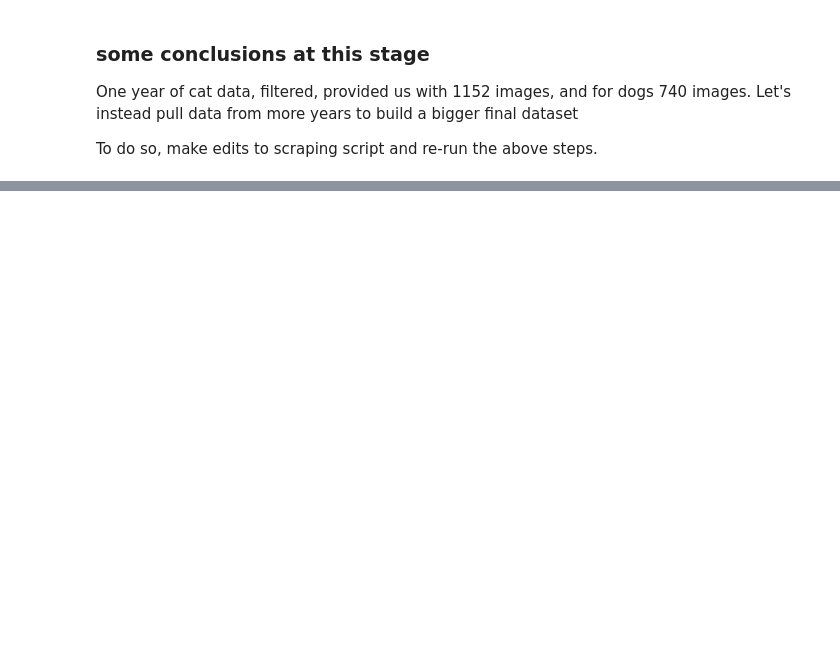
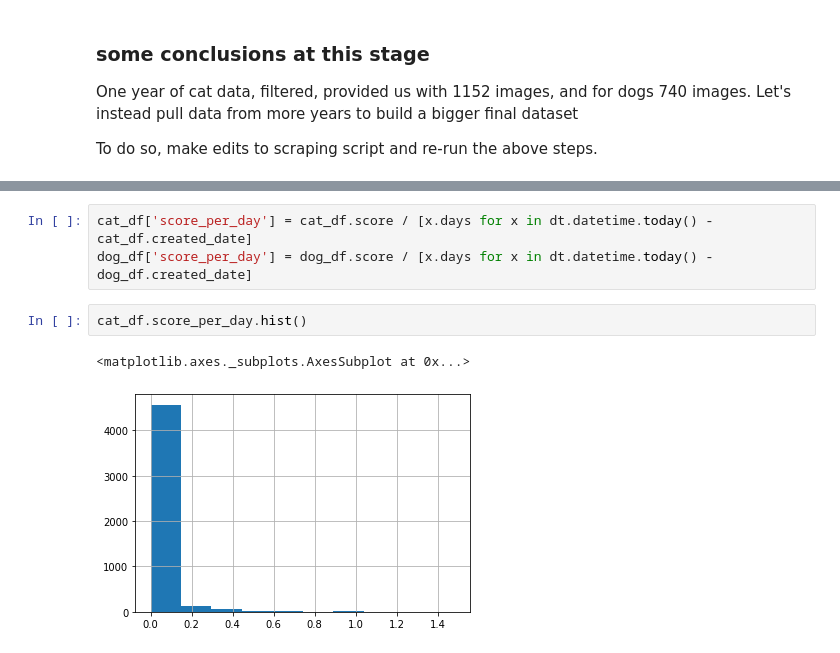
Before and after one commit to ijdouglas/reddit-like-predictor, a Jupyter notebook: scripts/01.ipynb, the cells around one changed output, grey strips where cells are left out. Saved outputs shown, nothing was run; the diff lists cells and outputs as text; blank space fills up the shorter version.

```diff
--- a/scripts/01.ipynb
+++ b/scripts/01.ipynb
@@ -188,0 +207,8 @@ To do so, make edits to scraping script and re-run the above steps.
+# %%
+cat_df['score_per_day'] = cat_df.score / [x.days for x in dt.datetime.today() - cat_df.created_date]
+dog_df['score_per_day'] = dog_df.score / [x.days for x in dt.datetime.today() - dog_df.created_date]
+# %%
+cat_df.score_per_day.hist()
+# %% [output]
+<matplotlib.axes._subplots.AxesSubplot at 0x...>
+[figure, added]
```
Also changed, not shown: parts of 29 cells of this notebook, 1 other file.
